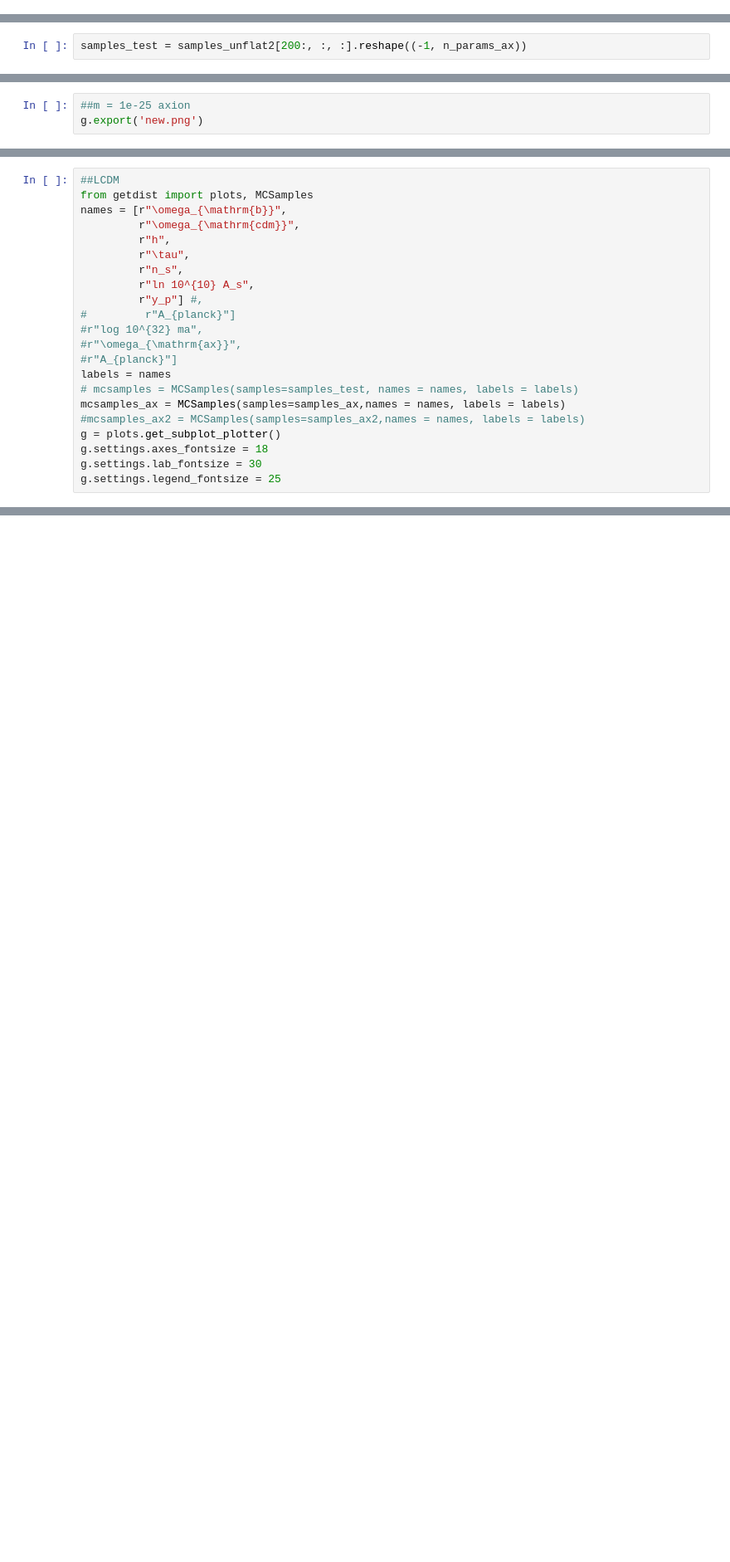
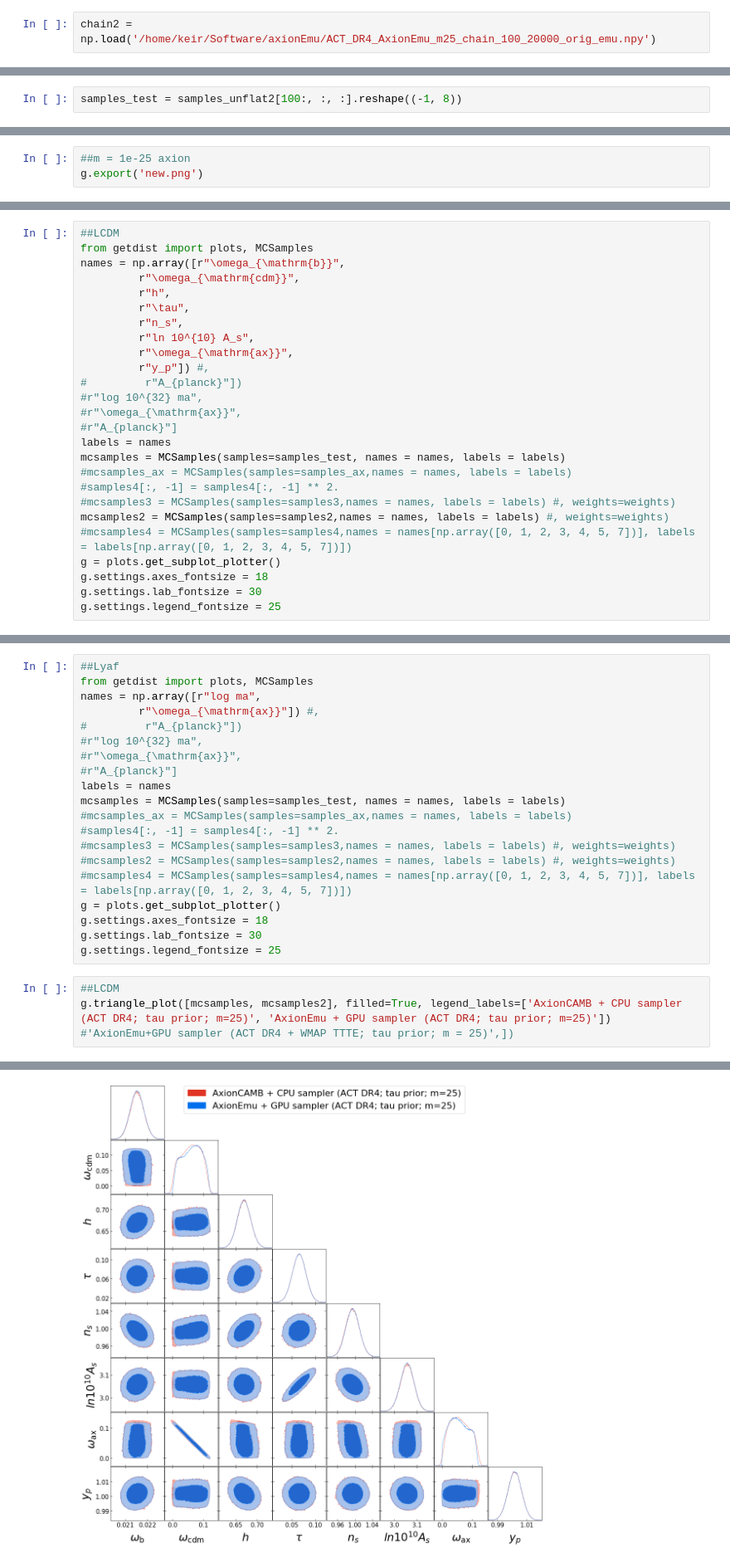
Before and after one commit to keirkwame/axionEmu, a Jupyter notebook: ACT_DR4_WMAP_analysis.ipynb, the cells around one changed output, grey strips where cells are left out. Shown at 83% size. Drawn from its saved outputs; the diff is of its cells as text; blank space fills up the shorter version.

```diff
--- a/ACT_DR4_WMAP_analysis.ipynb
+++ b/ACT_DR4_WMAP_analysis.ipynb
@@ -584,0 +600,2 @@ with tf.device(device):
+# %%
+chain2 = np.load('/home/keir/Software/axionEmu/ACT_DR4_AxionEmu_m25_chain_100_20000_orig_emu.npy')
@@ -639,6 +670,6 @@ diff2 = pickle.load(f)
 # sampler1 = pickle.load(f)
 f.close()
 # %%
-samples_test = samples_unflat2[200:, :, :].reshape((-1, n_params_ax))
+samples_test = samples_unflat2[100:, :, :].reshape((-1, 8))
 # %%
 samples_test.shape
@@ -730,21 +777,25 @@ g.export('new.png')
 # %%
 ##LCDM
 from getdist import plots, MCSamples
-names = [r"\omega_{\mathrm{b}}",
+names = np.array([r"\omega_{\mathrm{b}}",
          r"\omega_{\mathrm{cdm}}",
          r"h",
          r"\tau",
          r"n_s",
          r"ln 10^{10} A_s",
-         r"y_p"] #,
-#         r"A_{planck}"]
+         r"\omega_{\mathrm{ax}}",
+         r"y_p"]) #,
+#         r"A_{planck}"])
 #r"log 10^{32} ma",
 #r"\omega_{\mathrm{ax}}",
 #r"A_{planck}"]
 labels = names
-# mcsamples = MCSamples(samples=samples_test, names = names, labels = labels)
-mcsamples_ax = MCSamples(samples=samples_ax,names = names, labels = labels)
-#mcsamples_ax2 = MCSamples(samples=samples_ax2,names = names, labels = labels)
+mcsamples = MCSamples(samples=samples_test, names = names, labels = labels)
+#mcsamples_ax = MCSamples(samples=samples_ax,names = names, labels = labels)
+#samples4[:, -1] = samples4[:, -1] ** 2.
+#mcsamples3 = MCSamples(samples=samples3,names = names, labels = labels) #, weights=weights)
+mcsamples2 = MCSamples(samples=samples2,names = names, labels = labels) #, weights=weights)
+#mcsamples4 = MCSamples(samples=samples4,names = names[np.array([0, 1, 2, 3, 4, 5, 7])], labels = labels[np.array([0, 1, 2, 3, 4, 5, 7])])
 g = plots.get_subplot_plotter()
 g.settings.axes_fontsize = 18
 g.settings.lab_fontsize = 30
@@ -754,0 +803,25 @@ g.triangle_plot([mcsamples_ax,], filled=True, legend_labels=['AxionEmu+GPU sampl
+# %%
+##Lyaf
+from getdist import plots, MCSamples
+names = np.array([r"log ma",
+         r"\omega_{\mathrm{ax}}"]) #,
+#         r"A_{planck}"])
+#r"log 10^{32} ma",
+#r"\omega_{\mathrm{ax}}",
+#r"A_{planck}"]
+labels = names
+mcsamples = MCSamples(samples=samples_test, names = names, labels = labels)
+#mcsamples_ax = MCSamples(samples=samples_ax,names = names, labels = labels)
+#samples4[:, -1] = samples4[:, -1] ** 2.
+#mcsamples3 = MCSamples(samples=samples3,names = names, labels = labels) #, weights=weights)
+#mcsamples2 = MCSamples(samples=samples2,names = names, labels = labels) #, weights=weights)
+#mcsamples4 = MCSamples(samples=samples4,names = names[np.array([0, 1, 2, 3, 4, 5, 7])], labels = labels[np.array([0, 1, 2, 3, 4, 5, 7])])
+g = plots.get_subplot_plotter()
+g.settings.axes_fontsize = 18
+g.settings.lab_fontsize = 30
+g.settings.legend_fontsize = 25
+# %%
+##LCDM
+g.triangle_plot([mcsamples, mcsamples2], filled=True, legend_labels=['AxionCAMB + CPU sampler (ACT DR4; tau prior; m=25)', 'AxionEmu + GPU sampler (ACT DR4; tau prior; m=25)'])
+#'AxionEmu+GPU sampler (ACT DR4 + WMAP TTTE; tau prior; m = 25)',])
+# %% [output]
@@ -755,2 +845,3 @@ g.triangle_plot([mcsamples_ax,], filled=True, legend_labels=['AxionEmu+GPU sampl
+[figure, added]
 # %%
 #Save MCMC samples
```
Also changed, not shown: parts of 24 cells of this notebook, 19 other files.
